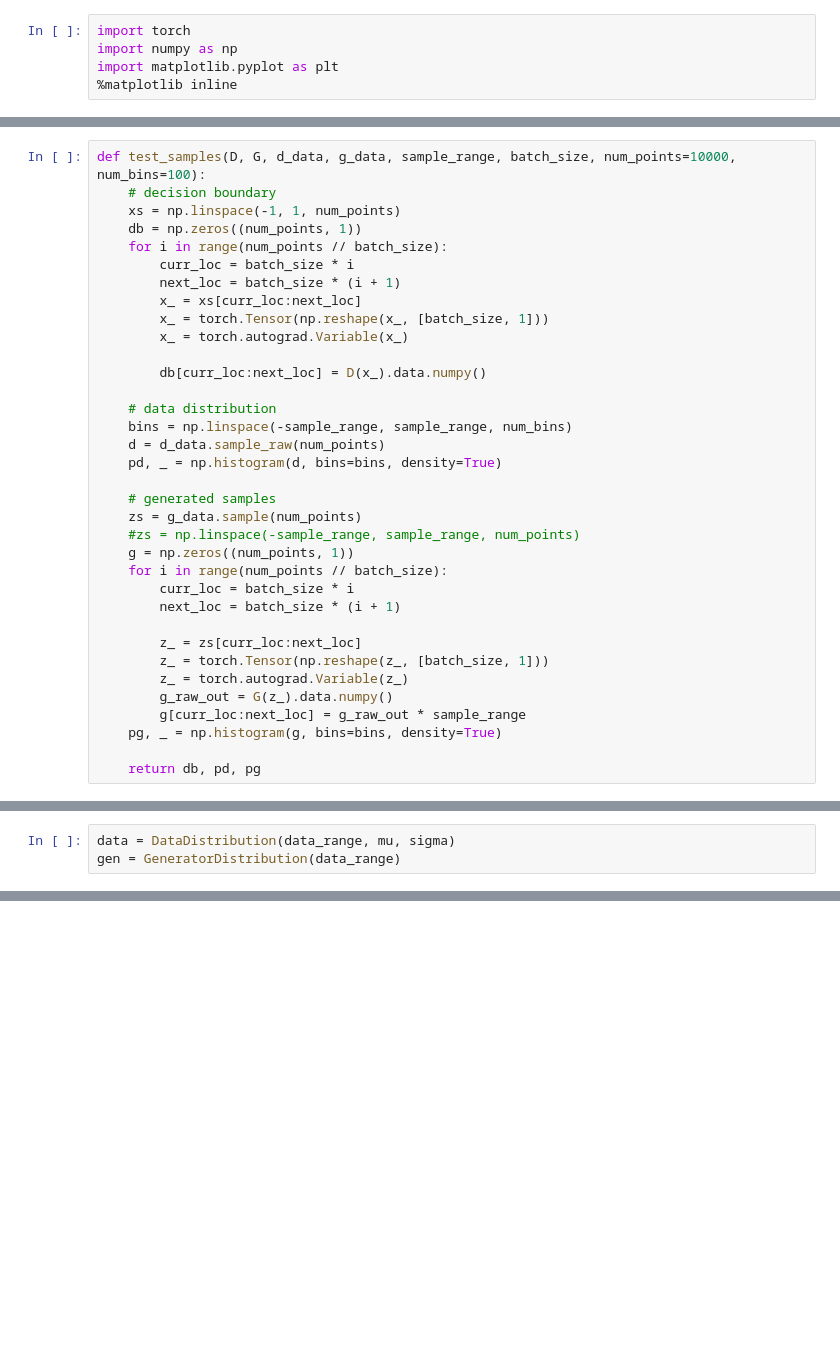
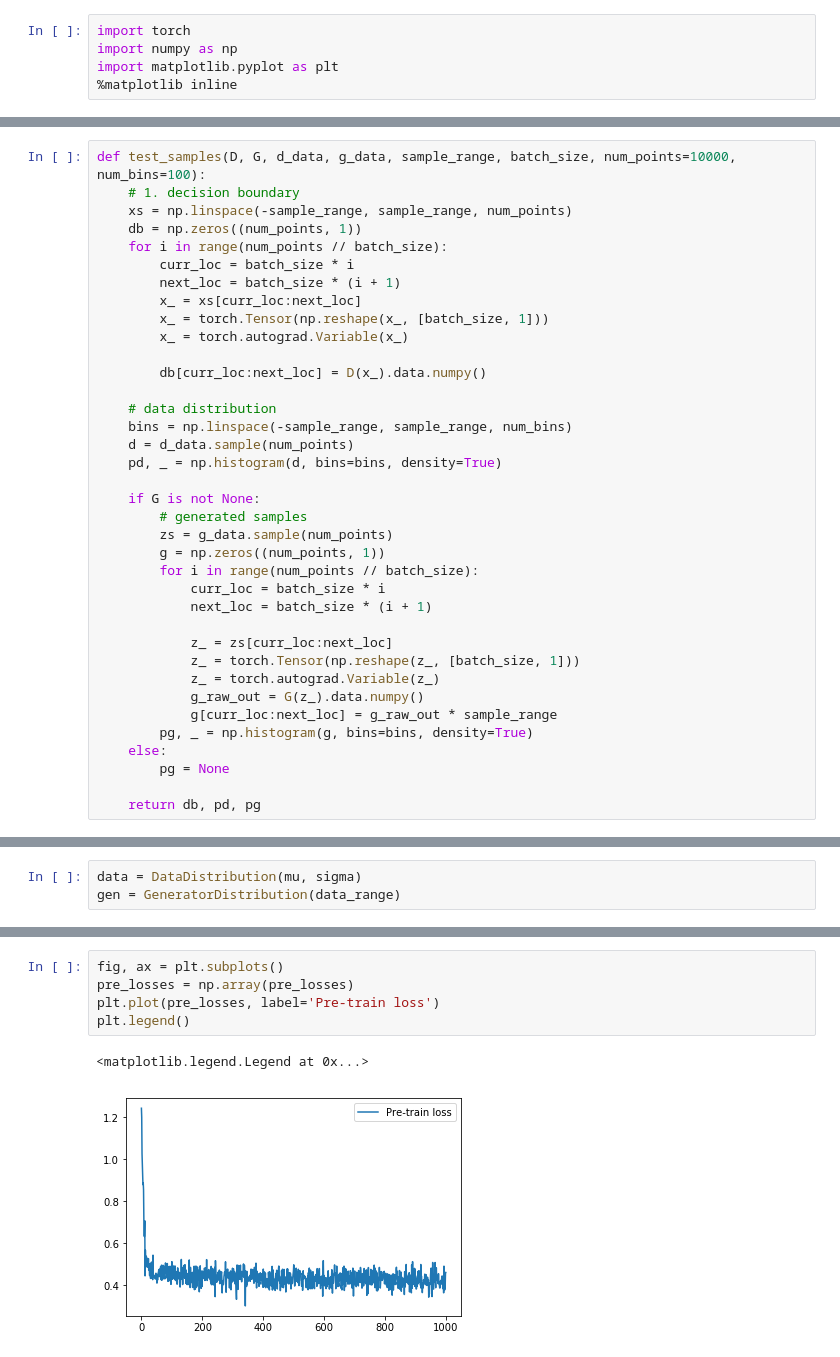
Before and after one commit to moono/moo-dl-practice, a Jupyter notebook: Work-place/GAN-Gaussian-1D/GAN-Gaussian-1D-pytorch.ipynb, the cells around one changed output, grey strips where cells are left out. Drawn from its saved outputs; the diff is of its cells as text; blank space fills up the shorter version.

```diff
--- a/Work-place/GAN-Gaussian-1D/GAN-Gaussian-1D-pytorch.ipynb
+++ b/Work-place/GAN-Gaussian-1D/GAN-Gaussian-1D-pytorch.ipynb
@@ -73,8 +96,8 @@ class Discriminator(torch.nn.Module):
         return torch.nn.functional.sigmoid(self.layer2(layer))
 # %%
 def test_samples(D, G, d_data, g_data, sample_range, batch_size, num_points=10000, num_bins=100):
-    # decision boundary
-    xs = np.linspace(-1, 1, num_points)
+    # 1. decision boundary
+    xs = np.linspace(-sample_range, sample_range, num_points)
     db = np.zeros((num_points, 1))
     for i in range(num_points // batch_size):
         curr_loc = batch_size * i
@@ -87,23 +110,25 @@ def test_samples(D, G, d_data, g_data, sample_range, batch_size, num_points=1000
 
     # data distribution
     bins = np.linspace(-sample_range, sample_range, num_bins)
-    d = d_data.sample_raw(num_points)
+    d = d_data.sample(num_points)
     pd, _ = np.histogram(d, bins=bins, density=True)
 
-    # generated samples
-    zs = g_data.sample(num_points)
-    #zs = np.linspace(-sample_range, sample_range, num_points)
-    g = np.zeros((num_points, 1))
-    for i in range(num_points // batch_size):
-        curr_loc = batch_size * i
-        next_loc = batch_size * (i + 1)
+    if G is not None:
+        # generated samples
+        zs = g_data.sample(num_points)
+        g = np.zeros((num_points, 1))
+        for i in range(num_points // batch_size):
+            curr_loc = batch_size * i
+            next_loc = batch_size * (i + 1)
 
-        z_ = zs[curr_loc:next_loc]
-        z_ = torch.Tensor(np.reshape(z_, [batch_size, 1]))
-        z_ = torch.autograd.Variable(z_)
-        g_raw_out = G(z_).data.numpy()
-        g[curr_loc:next_loc] = g_raw_out * sample_range
-    pg, _ = np.histogram(g, bins=bins, density=True)
+            z_ = zs[curr_loc:next_loc]
+            z_ = torch.Tensor(np.reshape(z_, [batch_size, 1]))
+            z_ = torch.autograd.Variable(z_)
+            g_raw_out = G(z_).data.numpy()
+            g[curr_loc:next_loc] = g_raw_out * sample_range
+        pg, _ = np.histogram(g, bins=bins, density=True)
+    else:
+        pg = None
 
     return db, pd, pg
 # %%
@@ -125,3 +153,3 @@ def plot_distributions(samps, sample_range):
 # %%
-data = DataDistribution(data_range, mu, sigma)
+data = DataDistribution(mu, sigma)
 gen = GeneratorDistribution(data_range)
@@ -139,0 +218,8 @@ criterion = torch.nn.BCELoss()
+# %%
+fig, ax = plt.subplots()
+pre_losses = np.array(pre_losses)
+plt.plot(pre_losses, label='Pre-train loss')
+plt.legend()
+# %% [output]
+<matplotlib.legend.Legend at 0x...>
+[figure, added]
```
Also changed, not shown: parts of 21 cells of this notebook.
